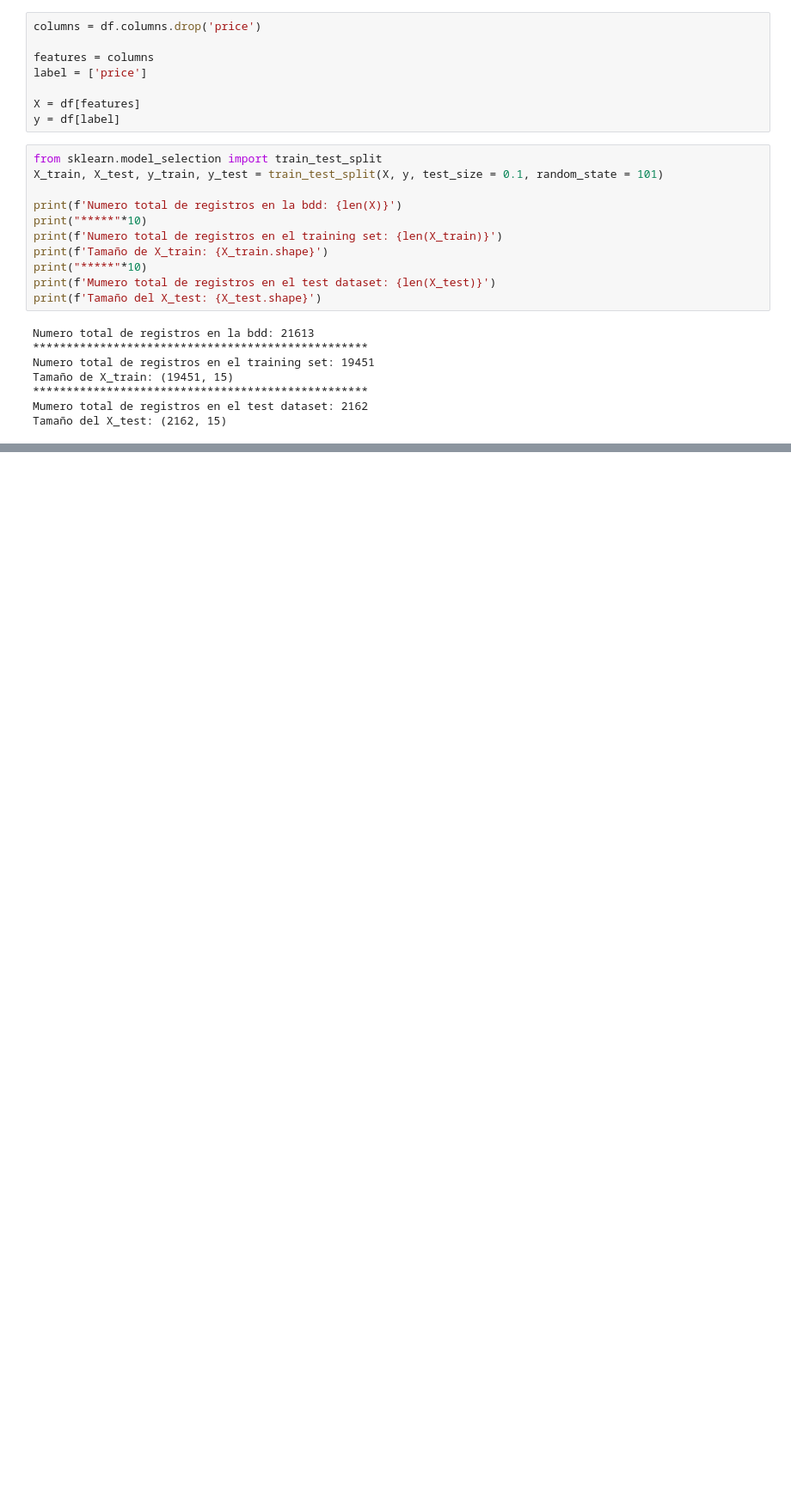
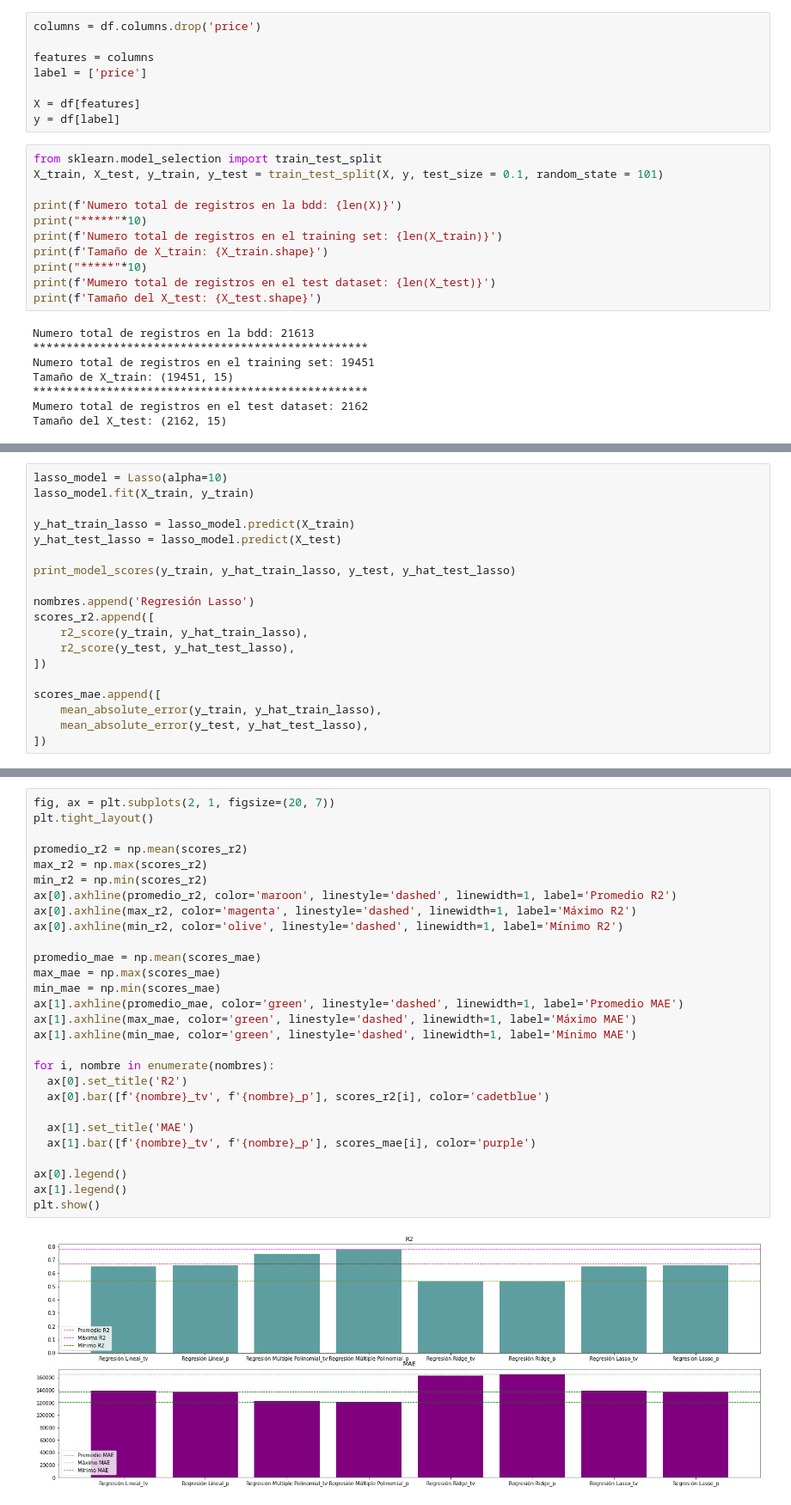
Before and after one commit to PosgradoMNA/actividades-de-aprendizaje-cardonasebastian, a Jupyter notebook: TecMty_Regresion_lineal_polinomial.ipynb, the cells around one changed output, grey strips where cells are left out. Shown at 86% size. Saved outputs shown, nothing was run; the diff lists cells and outputs as text; blank space fills up the shorter version.

```diff
--- a/TecMty_Regresion_lineal_polinomial.ipynb
+++ b/TecMty_Regresion_lineal_polinomial.ipynb
@@ -786,0 +926,19 @@ Tamaño del X_test: (2162, 15)
+# %%
+lasso_model = Lasso(alpha=10)
+lasso_model.fit(X_train, y_train)
+
+y_hat_train_lasso = lasso_model.predict(X_train)
+y_hat_test_lasso = lasso_model.predict(X_test)
+
+print_model_scores(y_train, y_hat_train_lasso, y_test, y_hat_test_lasso)
+
+nombres.append('Regresión Lasso')
+scores_r2.append([
+    r2_score(y_train, y_hat_train_lasso),
+    r2_score(y_test, y_hat_test_lasso),
+])
+
+scores_mae.append([
+    mean_absolute_error(y_train, y_hat_train_lasso),
+    mean_absolute_error(y_test, y_hat_test_lasso),
+])
@@ -786,0 +951,30 @@ Tamaño del X_test: (2162, 15)
+# %%
+fig, ax = plt.subplots(2, 1, figsize=(20, 7))
+plt.tight_layout()
+
+promedio_r2 = np.mean(scores_r2)
+max_r2 = np.max(scores_r2)
+min_r2 = np.min(scores_r2)
+ax[0].axhline(promedio_r2, color='maroon', linestyle='dashed', linewidth=1, label='Promedio R2')
+ax[0].axhline(max_r2, color='magenta', linestyle='dashed', linewidth=1, label='Máximo R2')
+ax[0].axhline(min_r2, color='olive', linestyle='dashed', linewidth=1, label='Mínimo R2')
+
+promedio_mae = np.mean(scores_mae)
+max_mae = np.max(scores_mae)
+min_mae = np.min(scores_mae)
+ax[1].axhline(promedio_mae, color='green', linestyle='dashed', linewidth=1, label='Promedio MAE')
+ax[1].axhline(max_mae, color='green', linestyle='dashed', linewidth=1, label='Máximo MAE')
+ax[1].axhline(min_mae, color='green', linestyle='dashed', linewidth=1, label='Mínimo MAE')
+
+for i, nombre in enumerate(nombres):
+  ax[0].set_title('R2')
+  ax[0].bar([f'{nombre}_tv', f'{nombre}_p'], scores_r2[i], color='cadetblue')
+
+  ax[1].set_title('MAE')
+  ax[1].bar([f'{nombre}_tv', f'{nombre}_p'], scores_mae[i], color='purple')
+
+ax[0].legend()
+ax[1].legend()
+plt.show()
+# %% [output]
+[figure, added]
```
Also changed, not shown: parts of 21 cells of this notebook.
